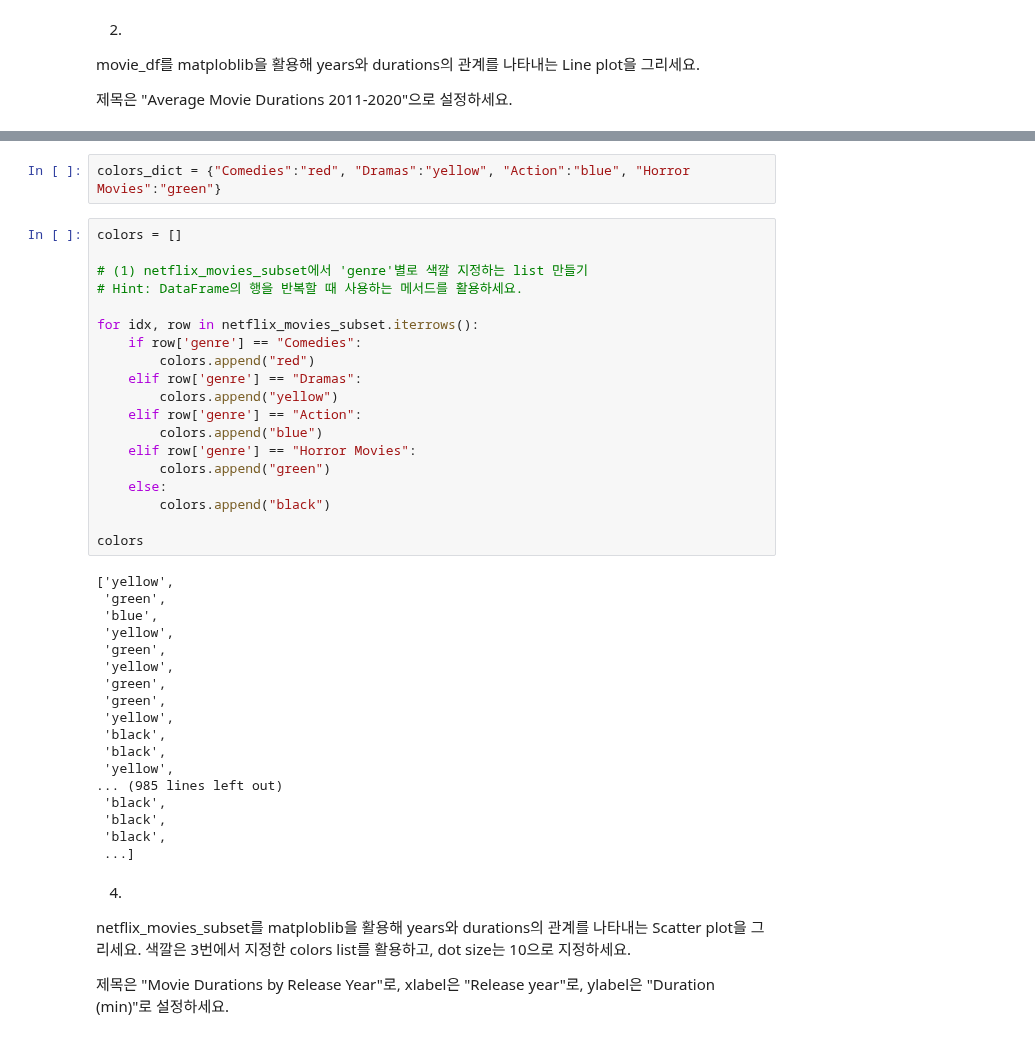
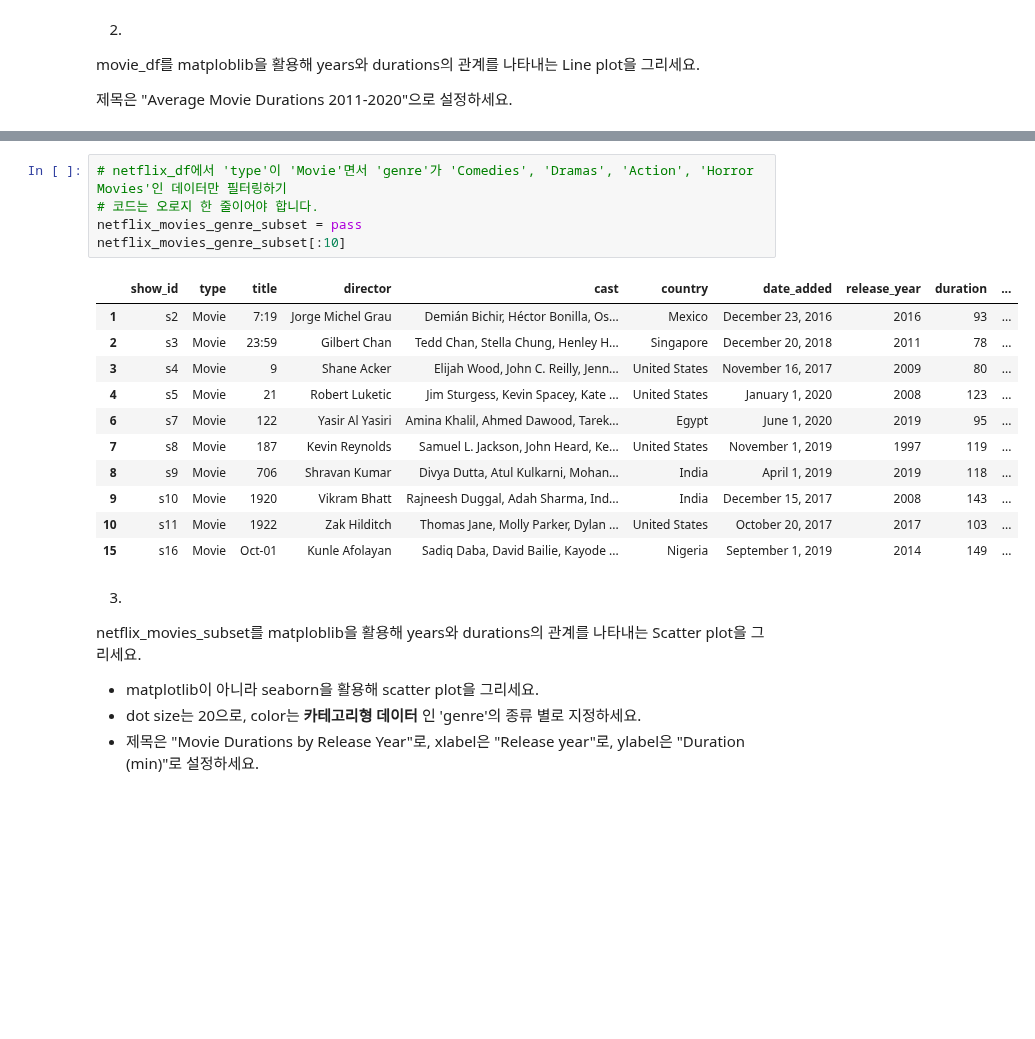
Before and after one commit to uyunho99/study, a Jupyter notebook: Basic_Study/wk2/assignment_wk2.ipynb, the cells around one changed output, grey strips where cells are left out. Saved outputs shown, nothing was run; the diff lists cells and outputs as text; blank space fills up the shorter version.

```diff
--- a/Basic_Study/wk2/assignment_wk2.ipynb
+++ b/Basic_Study/wk2/assignment_wk2.ipynb
@@ -167,44 +179,24 @@ netfilx_movies_subset의 각각의 요소들을 순서대로 'genre'에 조건
-# %%
-colors_dict = {"Comedies":"red", "Dramas":"yellow", "Action":"blue", "Horror Movies":"green"}
-# %%
-colors = []
-
-# (1) netflix_movies_subset에서 'genre'별로 색깔 지정하는 list 만들기
-# Hint: DataFrame의 행을 반복할 때 사용하는 메서드를 활용하세요.
-
-for idx, row in netflix_movies_subset.iterrows():
-    if row['genre'] == "Comedies":
-        colors.append("red")
-    elif row['genre'] == "Dramas":
-        colors.append("yellow")
-    elif row['genre'] == "Action":
-        colors.append("blue")
-    elif row['genre'] == "Horror Movies":
-        colors.append("green")
-    else:
-        colors.append("black")
-
-colors
-# %% [output]
-['yellow',
- 'green',
- 'blue',
- 'yellow',
- 'green',
- 'yellow',
- 'green',
- 'green',
- 'yellow',
- 'black',
- 'black',
- 'yellow',
-... (985 lines left out)
- 'black',
- 'black',
- 'black',
- ...]
+# %%
+# netflix_df에서 'type'이 'Movie'면서 'genre'가 'Comedies', 'Dramas', 'Action', 'Horror Movies'인 데이터만 필터링하기
+# 코드는 오로지 한 줄이어야 합니다.
+netflix_movies_genre_subset = pass
+netflix_movies_genre_subset[:10]
+# %% [output]
+|  | show_id | type | title | director | cast | country | date_added | release_year | duration | ... |
+| 1 | s2 | Movie | 7:19 | Jorge Michel Grau | Demián Bichir, Héctor Bonilla, Os... | Mexico | December 23, 2016 | 2016 | 93 | ... |
+| 2 | s3 | Movie | 23:59 | Gilbert Chan | Tedd Chan, Stella Chung, Henley H... | Singapore | December 20, 2018 | 2011 | 78 | ... |
+| 3 | s4 | Movie | 9 | Shane Acker | Elijah Wood, John C. Reilly, Jenn... | United States | November 16, 2017 | 2009 | 80 | ... |
+| 4 | s5 | Movie | 21 | Robert Luketic | Jim Sturgess, Kevin Spacey, Kate ... | United States | January 1, 2020 | 2008 | 123 | ... |
+| 6 | s7 | Movie | 122 | Yasir Al Yasiri | Amina Khalil, Ahmed Dawood, Tarek... | Egypt | June 1, 2020 | 2019 | 95 | ... |
+| 7 | s8 | Movie | 187 | Kevin Reynolds | Samuel L. Jackson, John Heard, Ke... | United States | November 1, 2019 | 1997 | 119 | ... |
+| 8 | s9 | Movie | 706 | Shravan Kumar | Divya Dutta, Atul Kulkarni, Mohan... | India | April 1, 2019 | 2019 | 118 | ... |
+| 9 | s10 | Movie | 1920 | Vikram Bhatt | Rajneesh Duggal, Adah Sharma, Ind... | India | December 15, 2017 | 2008 | 143 | ... |
+| 10 | s11 | Movie | 1922 | Zak Hilditch | Thomas Jane, Molly Parker, Dylan ... | United States | October 20, 2017 | 2017 | 103 | ... |
+| 15 | s16 | Movie | Oct-01 | Kunle Afolayan | Sadiq Daba, David Bailie, Kayode ... | Nigeria | September 1, 2019 | 2014 | 149 | ... |
 # %% [markdown]
-4.
-netflix_movies_subset를 matploblib을 활용해 years와 durations의 관계를 나타내는 Scatter plot을 그리세요. 색깔은 3번에서 지정한 colors list를 활용하고, dot size는 10으로 지정하세요.
+3.
+netflix_movies_subset를 matploblib을 활용해 years와 durations의 관계를 나타내는 Scatter plot을 그리세요.
 
-제목은 "Movie Durations by Release Year"로, xlabel은 "Release year"로, ylabel은 "Duration (min)"로 설정하세요.
+- matplotlib이 아니라 seaborn을 활용해 scatter plot을 그리세요.
+- dot size는 20으로, color는 **카테고리형 데이터** 인 'genre'의 종류 별로 지정하세요.
+- 제목은 "Movie Durations by Release Year"로, xlabel은 "Release year"로, ylabel은 "Duration (min)"로 설정하세요.
```
Also changed, not shown: parts of 17 cells of this notebook, 5 other files.
